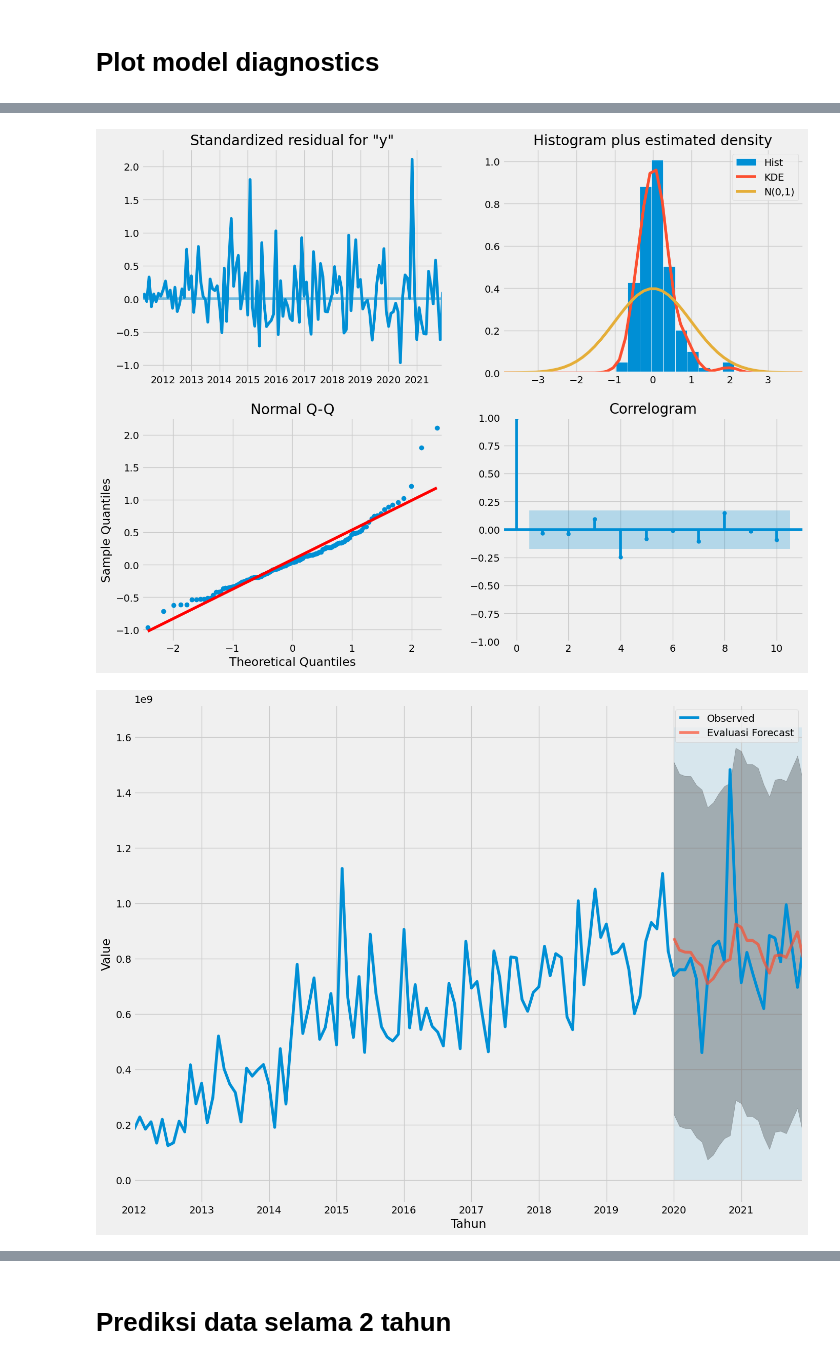
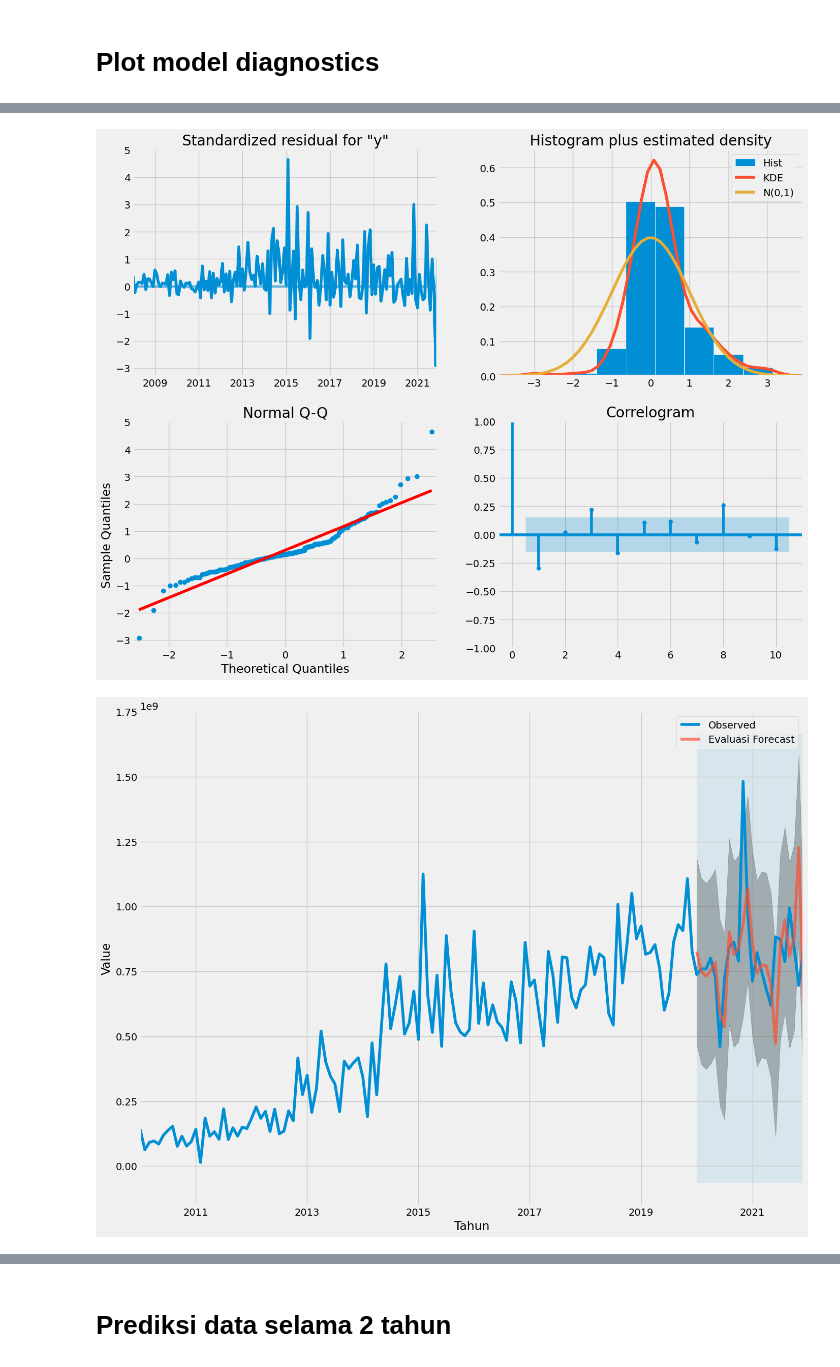
Before and after one commit to akbarharyadi/TESIS-Forecasting-Pajak-Daerah, a Jupyter notebook: sarimax_hotel.ipynb, the cells around one changed output, grey strips where cells are left out. Cells and saved outputs as stored; diff of their text form; code cells hidden in the pictures.

```diff
--- a/sarimax_hotel.ipynb
+++ b/sarimax_hotel.ipynb
@@ -27,5 +34,5 @@ dts.head()
 # %%
-dts = pd.Series(data=df['jml_setor'].values, index=df['tahun'])
+#data deret waktu menjadi chart
 dts.plot(figsize=(15, 6))
 plt.show()
 # %% [output]
@@ -78,2 +86,4 @@ Best Result: [(1, 1, 1), (0, 1, 1, 12), 6206.861131554944]
+# %%
+best_result = [[1, 0, 0], [0, 1, 1, 12]]
 # %% [markdown]
 # Plot model diagnostics
@@ -114,18 +90,24 @@ Warnings:
+# %%
+# latih model dengan dataset dan parameter optimal
+mod = sm.tsa.statespace.SARIMAX(dts, order=(best_result[0][0], best_result[0][1], best_result[0][2]), seasonal_order=(best_result[1][0], best_result[1][1], best_result[1][2], best_result[1][3]),
+                                enforce_stationarity=True,enforce_invertibility=True,)
+results = mod.fit()
 # %%
 results.plot_diagnostics(figsize=(15, 12))
 plt.show()
 # %% [output]
-[figure, old version]
+[figure, new version]
 # %%
+# prediksi data 2 tahun terbaru dari dataset dan bandingkan
 pred = results.get_prediction(start=pd.to_datetime('2020-01-01'), dynamic=False)
 pred_ci = pred.conf_int()
-ax = dts['2012':].plot(label='Observed', figsize=(15, 12))
+ax = dts['2010':].plot(label='Observed', figsize=(15, 12))
 pred.predicted_mean.plot(ax=ax, label='Evaluasi Forecast', alpha=.7)
 ax.fill_between(pred_ci.index,pred_ci.iloc[:, 0],pred_ci.iloc[:, 1], color='k', alpha=.25)
 ax.fill_betweenx(ax.get_ylim(), pd.to_datetime('2020-01-01'), dts.index[-1],alpha=.1, zorder=-1)
 ax.set_xlabel('Tahun')
 ax.set_ylabel('Value')
 plt.legend()
 plt.show()
 # %% [output]
-[figure, old version]
+[figure, new version]
```
Also changed, not shown: parts of 12 cells of this notebook, 29 other files.
